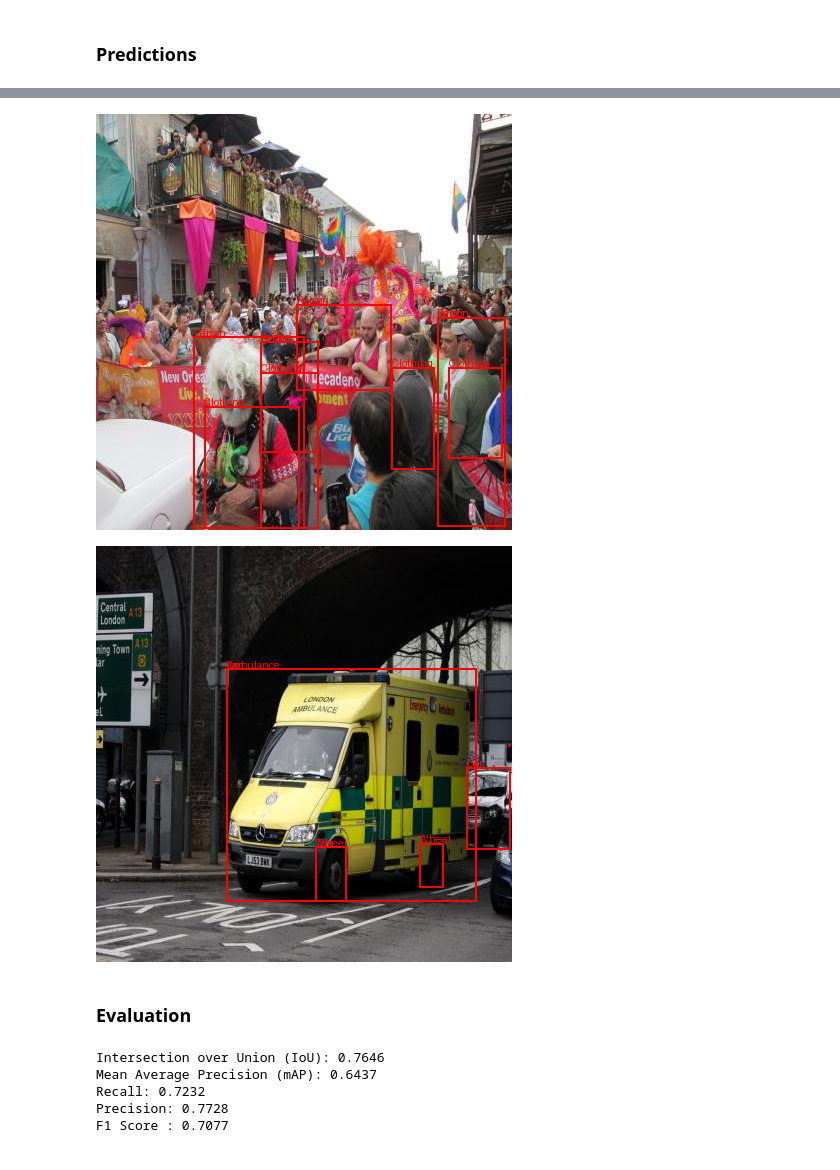
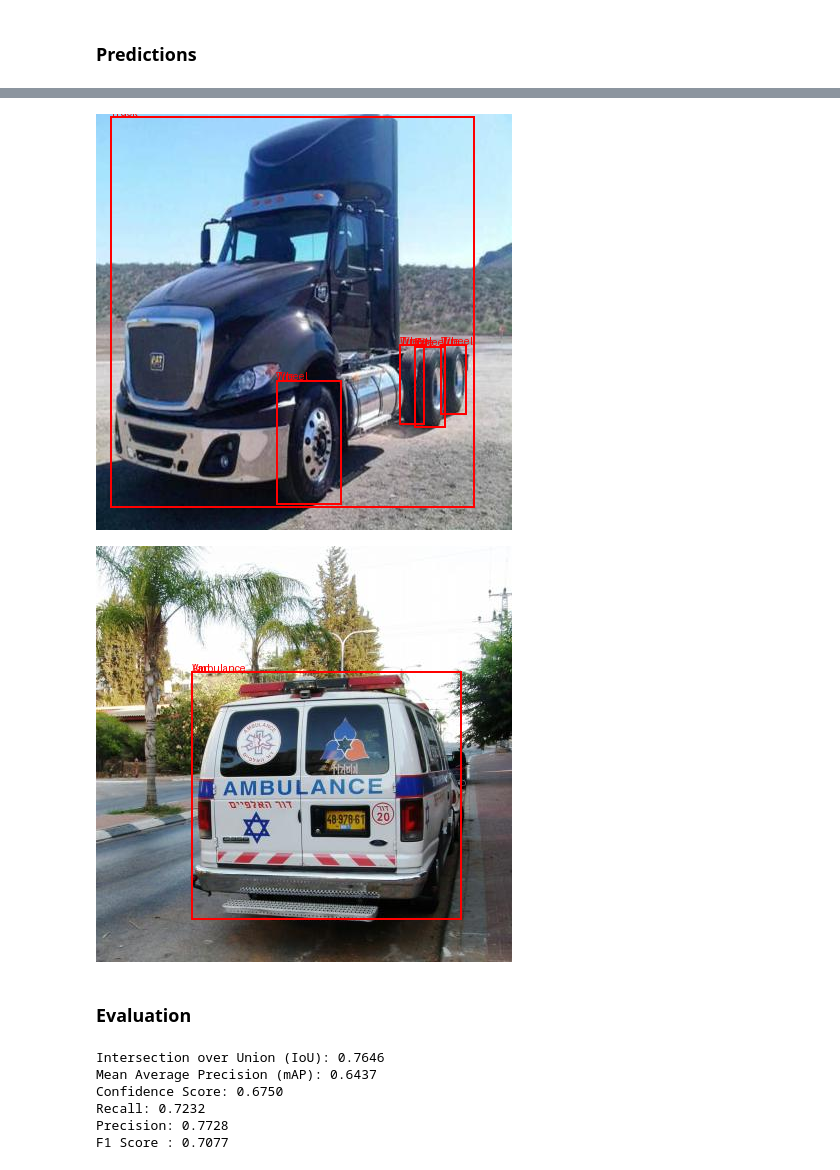
Before and after one commit to richardhemphill/temp, a Jupyter notebook: Team2_FinalProject_Vision.ipynb, the cells around one changed output, grey strips where cells are left out. Drawn from its saved outputs; the diff is of its cells as text; code cells hidden in the pictures.

Commit message:
use GCP bucket

```diff
--- a/Team2_FinalProject_Vision.ipynb
+++ b/Team2_FinalProject_Vision.ipynb
@@ -101,13 +88,15 @@ test_image_files, test_labels_files = dataset_files(test_dir)
 ### Test Functions
 # %%
 # send image to Vision API processing
-def localize_objects(image_path):
+def localize_objects(image_uri):
+    # Initialize a Vision API client
     client = vision.ImageAnnotatorClient()
 
-    with open(image_path, "rb") as image_file:
-        content = image_file.read()
-    image = vision.Image(content=content)
+    # Prepare the image
+    image = vision.Image()
+    image.source.image_uri = image_uri
 
+    # Perform object localization
     objects = client.object_localization(image=image).localized_object_annotations
 
     return objects
@@ -114,7 +109,21 @@ def localize_objects(image_path):
+# %%
+# convert Vision API annotations to labels
+def open_image_from_uri(image_uri):
+    # download image from GCS
+    storage_client = storage.Client()
+    bucket_name = image_uri.split('/')[2]
+    blob_name = '/'.join(image_uri.split('/')[3:])
+    bucket = storage_client.bucket(bucket_name)
+    blob = bucket.blob(blob_name)
+    image_data = blob.download_as_bytes()
+
+    # convert to PIL image
+    image = Image.open(BytesIO(image_data))
+    return image
 # %%
-def annotate_image(image_path, object_annotations):
+def annotate_image(image_uri, object_annotations):
     # Open the image using Pillow for drawing
-    pil_image = Image.open(image_path)
+    pil_image = open_image_from_uri(image_uri)
     draw = ImageDraw.Draw(pil_image)
 
     # Draw bounding boxes on the image
@@ -369,5 +388,10 @@ def evaluate_object_detection(image_path, label_path, yaml_filepath):
     return metrics
 # %% [markdown]
 ### Predictions
+# %%
+# perform prediction and annotation on a given image
+def predict_image(image_uri):
+    object_annotations = localize_objects(image_uri)
+    annotate_image(image_uri , object_annotations)
 # %%
 # predict objects from 1st image in training set
@@ -397,17 +401,13 @@ Normalized bounding polygon vertices:
 # %%
 # predict objects from 2nd image in training set
-image_file_path = train_image_files[random.randint(0, len(train_image_files)-1)]
-object_annotations = localize_objects(image_file_path)
-annotate_image(image_file_path, object_annotations)
+predict_image(train_image_files[1])
 # %% [output]
-[figure, old version]
+[figure, new version]
 # %%
 # predict an objects from testing set
-image_file_path = test_image_files[random.randint(0, len(test_image_files)-1)]
-object_annotations = localize_objects(image_file_path)
-annotate_image(image_file_path, object_annotations)
+predict_image(test_image_files[0])
 # %% [output]
-[figure, old version]
+[figure, new version]
 # %% [markdown]
 ### Evaluation
 # %%
@@ -440,12 +440,14 @@ avg_f1 = sum(f1_scores) / len(f1_scores) if len(f1_scores) > 0 else 0
 # print results
 print(f"Intersection over Union (IoU): {avg_iou:.4f}")
 print(f"Mean Average Precision (mAP): {map:.4f}")
+print(f"Confidence Score: {avg_conf:.4f}")
 print(f"Recall: {avg_recall:.4f}")
 print(f"Precision: {avg_precision:.4f}")
 print(f"F1 Score : {avg_f1:.4f}")
 # %% [output]
 Intersection over Union (IoU): 0.7646
 Mean Average Precision (mAP): 0.6437
+Confidence Score: 0.6750
 Recall: 0.7232
 Precision: 0.7728
 F1 Score : 0.7077
```
Also changed, not shown: parts of 22 cells of this notebook.
